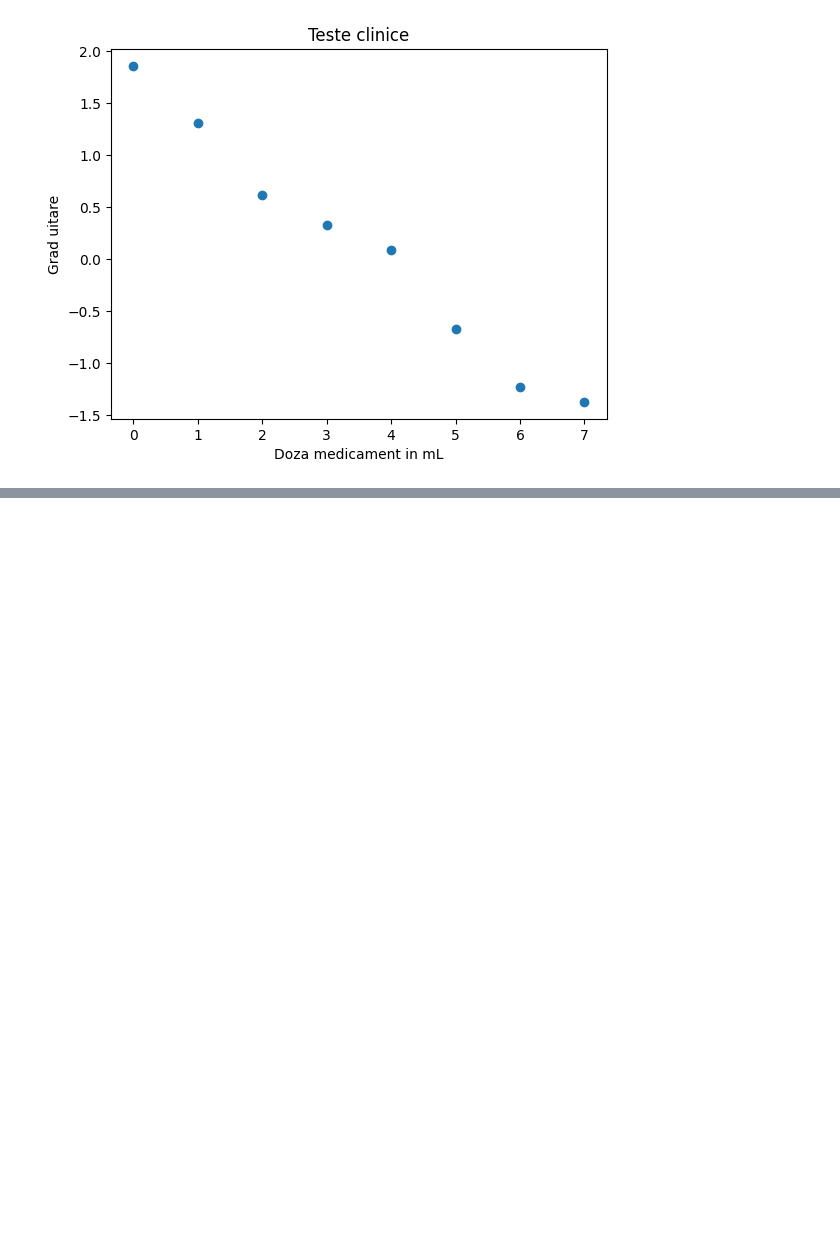
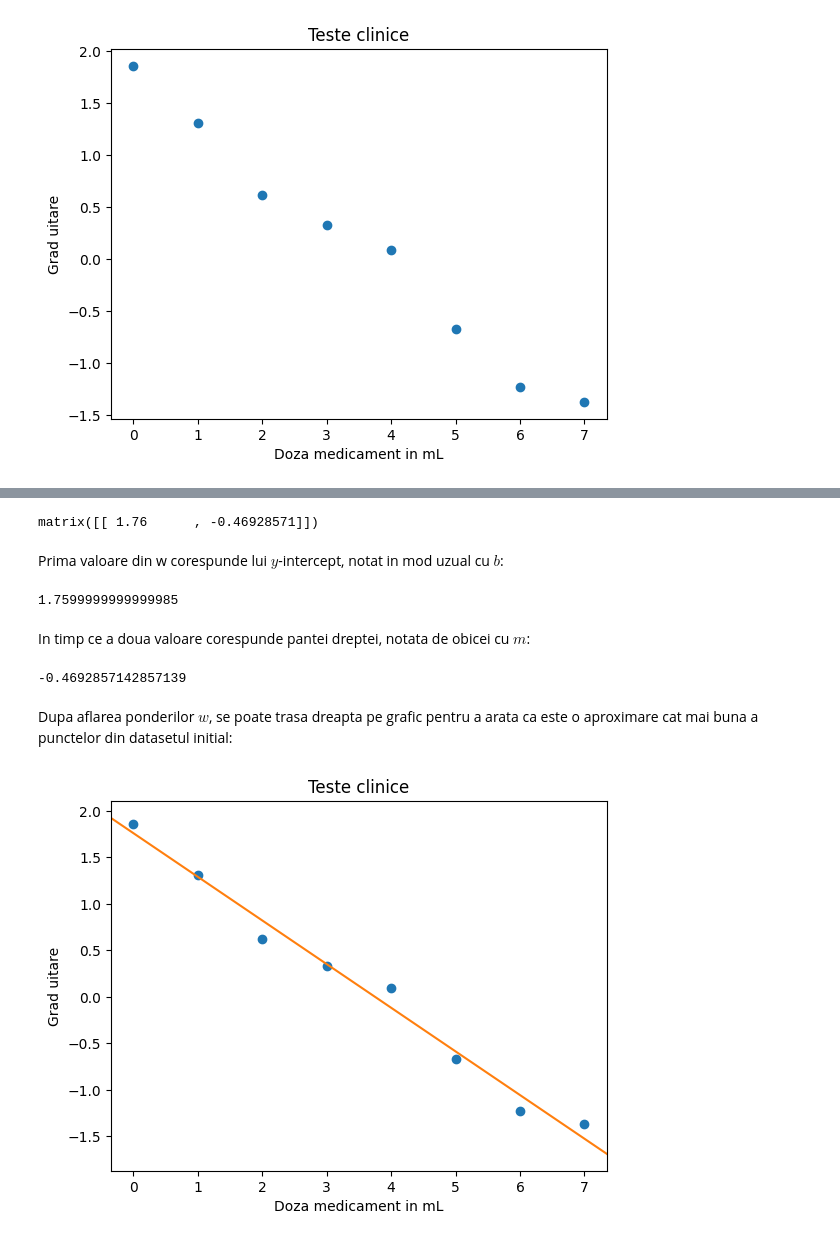
Before and after one commit to klauss1977/ML, a Jupyter notebook: Moore_Penrose_Pseudoinverse.ipynb, the cells around one changed output, grey strips where cells are left out. Saved outputs shown, nothing was run; the diff lists cells and outputs as text; code cells hidden in the pictures; blank space fills up the shorter version.

```diff
--- a/Moore_Penrose_Pseudoinverse.ipynb
+++ b/Moore_Penrose_Pseudoinverse.ipynb
@@ -110,0 +120,3 @@ _=ax.scatter(x1,y)
+# %%
+X = np.concatenate((np.matrix(x0).T, np.matrix(x1).T), axis=1)
+X
@@ -110,0 +134,34 @@ _=ax.scatter(x1,y)
+# %%
+w = np.dot(np.linalg.pinv(X), y)
+w
+# %% [output]
+matrix([[ 1.76      , -0.46928571]])
+# %% [markdown]
+Prima valoare din w corespunde lui $y$-intercept, notat in mod uzual cu $b$:
+# %%
+b=np.asarray(w).reshape(-1)[0]
+b
+# %% [output]
+1.7599999999999985
+# %% [markdown]
+In timp ce a doua valoare corespunde pantei dreptei, notata de obicei cu $m$:
+# %%
+m=np.asarray(w).reshape(-1)[1]
+m
+# %% [output]
+-0.4692857142857139
+# %% [markdown]
+Dupa aflarea ponderilor $w$, se poate trasa dreapta pe grafic pentru a arata ca este o aproximare cat mai buna a punctelor din datasetul initial:
+# %%
+fig, ax = plt.subplots()
+plt.title(title)
+plt.xlabel(xlabel)
+plt.ylabel(ylabel)
+ax.scatter(x1,y)
+x_min, x_max = ax.get_xlim()
+y_la_xmin = m*x_min+b
+y_la_xmax = m*x_max+b
+ax.set_xlim([x_min, x_max])
+_=ax.plot([x_min,x_max], [y_la_xmin, y_la_xmax], c='C01')
+# %% [output]
+[figure, added]
```
Also changed, not shown: parts of 5 cells of this notebook.
